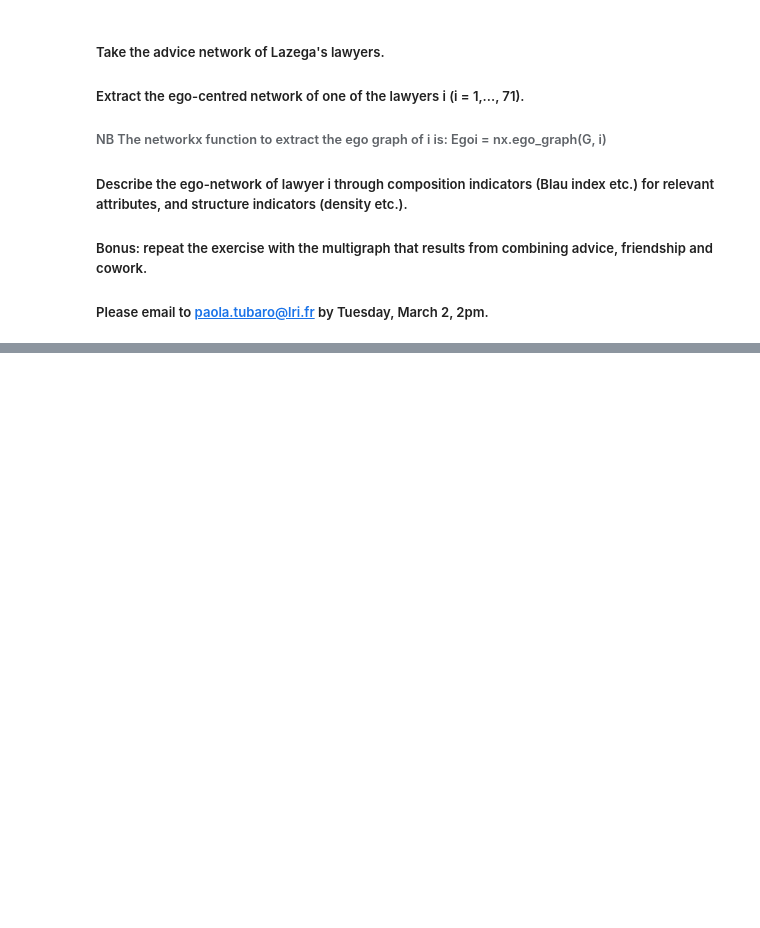
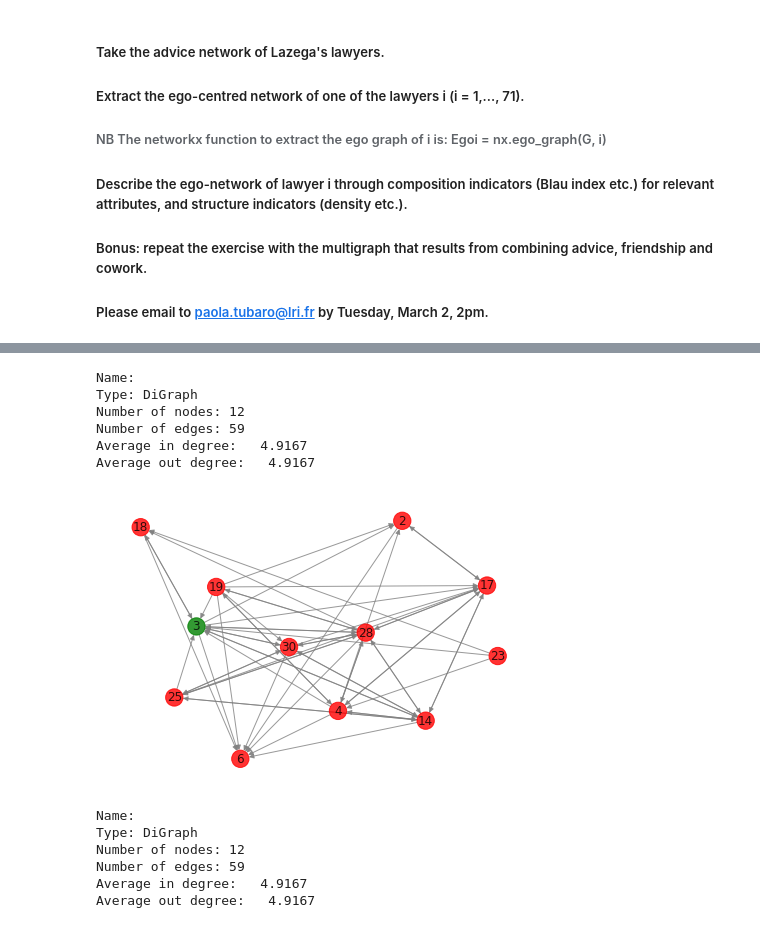
Before and after one commit to ARKEnsae/DM_Analyse_Reseaux, a Jupyter notebook: CC3/Exos_24Feb2021_KA.ipynb, the cells around one changed output, grey strips where cells are left out. Cells and saved outputs as stored; diff of their text form; code cells hidden in the pictures; blank space fills up the shorter version.

```diff
--- a/CC3/Exos_24Feb2021_KA.ipynb
+++ b/CC3/Exos_24Feb2021_KA.ipynb
@@ -468,0 +549,5 @@ print(nx.transitivity(Ego210WUG))
+# %%
+# Let's select Ego
+num_ego = 3
+ego = nodes[nodes.Node== num_ego]
+print(ego)
@@ -468,0 +568,4 @@ print(nx.transitivity(Ego210WUG))
+# %%
+# use pandas to import edgelist as a table
+EgoEdges = pd.read_table('ELadvice_edgelist.txt', sep='\t')
+EgoEdges.head()
@@ -468,0 +593,54 @@ print(nx.transitivity(Ego210WUG))
+# %%
+# generate graph from pandas edgelist
+# it is a directed graph
+
+# load the full graph
+EgoTotal = nx.from_pandas_edgelist(EgoEdges, 'node1', 'node2', create_using=nx.DiGraph())
+
+# match nodes of graph with attributes of nodes
+NodeData = nodes.set_index('Node').to_dict('index').items()
+EgoTotal.add_nodes_from(NodeData)
+# %%
+#Method 1 : "a la mano"
+predecessors = list(EgoTotal.predecessors(num_ego))
+successors = list(EgoTotal.successors(num_ego))
+neighbors = list(dict.fromkeys(predecessors + successors)) #remove duplicate nodes
+# Filter Nodes around individual num_ego
+EgoGraph = EgoTotal.subgraph([num_ego] + neighbors)
+print(nx.info(EgoGraph))
+# %% [output]
+Name:
+Type: DiGraph
+Number of nodes: 12
+Number of edges: 59
+Average in degree:   4.9167
+Average out degree:   4.9167
+# %%
+def creer_vect_couleur(G, noeuds_colores):
+    node_color = []
+    for node in list(G.nodes()):
+        if node in noeuds_colores :
+            node_color.append('green')
+        else:
+            node_color.append('red')
+    return node_color
+
+pos= nx.spring_layout(EgoGraph, k=0.9, iterations=20, seed=1)
+node_color = creer_vect_couleur(EgoGraph, [num_ego])
+nx.draw(EgoGraph, with_labels=True, node_size=300, node_color=node_color,
+        alpha=0.8, edge_color = "gray", pos=pos)
+plt.show()
+# %% [output]
+[figure, added]
+# %%
+#Method 2 : The networkx function to extract the ego graph of i
+EgoGraph = nx.ego_graph(EgoTotal, num_ego, undirected=True)
+#DONT'T FORGET THE OPTION undirected : if True use both  in and out neighbors for directed graphs
+print(nx.info(EgoGraph))
+# %% [output]
+Name:
+Type: DiGraph
+Number of nodes: 12
+Number of edges: 59
+Average in degree:   4.9167
+Average out degree:   4.9167
```
Also changed, not shown: parts of 142 cells of this notebook.
